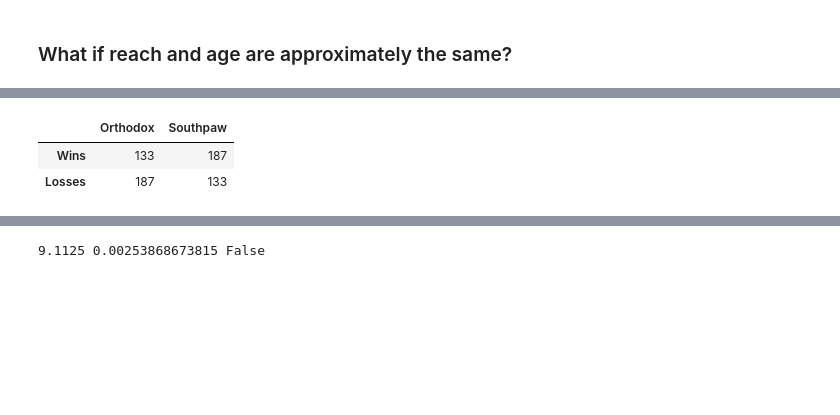
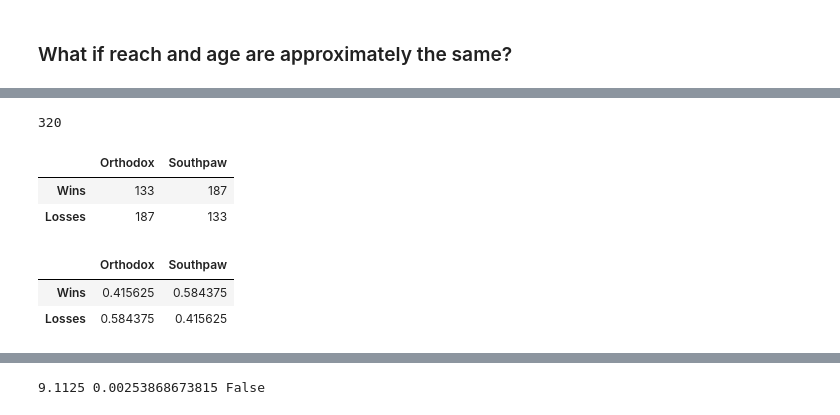
Before and after one commit to jhalverson/data_science, a Jupyter notebook: misc/mma_analytics/part5_orthodox_southpaw.ipynb, the cells around one changed output, grey strips where cells are left out. Cells and saved outputs as stored; diff of their text form; code cells hidden in the pictures; blank space fills up the shorter version.

```diff
--- a/misc/mma_analytics/part5_orthodox_southpaw.ipynb
+++ b/misc/mma_analytics/part5_orthodox_southpaw.ipynb
@@ -114,15 +126,14 @@ win_ratio
 # %%
 stance_reach = ortho_south.copy()
 
-stance_reach['ReachDiff'] = stance_reach.Reach - stance_reach.Reach_L
-stance_reach.ReachDiff = stance_reach.ReachDiff.abs()
-stance_reach['AgeDiff'] = stance_reach.Age - stance_reach.Age_L
-stance_reach.AgeDiff = stance_reach.AgeDiff.abs()
+stance_reach['ReachDiff'] = np.abs(stance_reach.Reach - stance_reach.Reach_L)
+stance_reach['AgeDiff'] = np.abs(stance_reach.Age - stance_reach.Age_L)
 stance_reach = stance_reach[(stance_reach.ReachDiff <= 3.0) & (stance_reach.AgeDiff <= 3.0)]
-w_ortho = stance_reach[(stance_reach.Stance == 'Orthodox') & (stance_reach.Outcome == 'def.')].shape[0]
-w_south = stance_reach[(stance_reach.Stance == 'Southpaw') & (stance_reach.Outcome == 'def.')].shape[0]
-l_ortho = stance_reach[(stance_reach.Stance_L == 'Orthodox') & (stance_reach.Outcome == 'def.')].shape[0]
-l_south = stance_reach[(stance_reach.Stance_L == 'Southpaw') & (stance_reach.Outcome == 'def.')].shape[0]
+
+w_ortho = stance_reach[stance_reach.Stance == 'Orthodox'].shape[0]
+w_south = stance_reach[stance_reach.Stance == 'Southpaw'].shape[0]
+l_ortho = stance_reach[stance_reach.Stance_L == 'Orthodox'].shape[0]
+l_south = stance_reach[stance_reach.Stance_L == 'Southpaw'].shape[0]
 # %%
 stance_reach[:10]
 # %% [output]
@@ -140,9 +151,20 @@ stance_reach[:10]
+# %%
+total_fights = stance_reach.shape[0]
+total_fights
+# %% [output]
+320
 # %%
 cont_table = pd.DataFrame([[w_ortho, w_south], [l_ortho, l_south]])
 cont_table.columns = ['Orthodox', 'Southpaw']
-cont_table.index=['ortho_south', 'Losses']
+cont_table.index=['Wins', 'Losses']
 cont_table
 # %% [output]
 |  | Orthodox | Southpaw |
 | Wins | 133 | 187 |
 | Losses | 187 | 133 |
+# %%
+cont_table / cont_table.sum(axis=0)
+# %% [output]
+|  | Orthodox | Southpaw |
+| Wins | 0.415625 | 0.584375 |
+| Losses | 0.584375 | 0.415625 |
```
Also changed, not shown: parts of 30 cells of this notebook, 2 other files.
